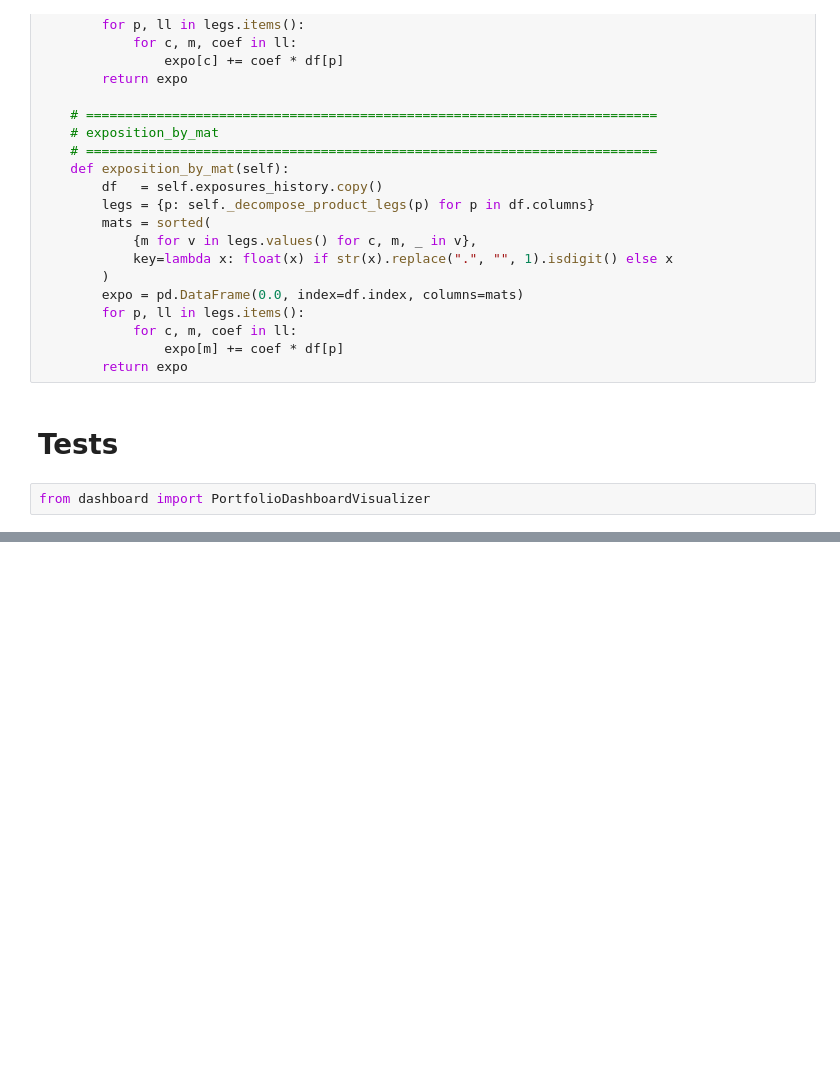
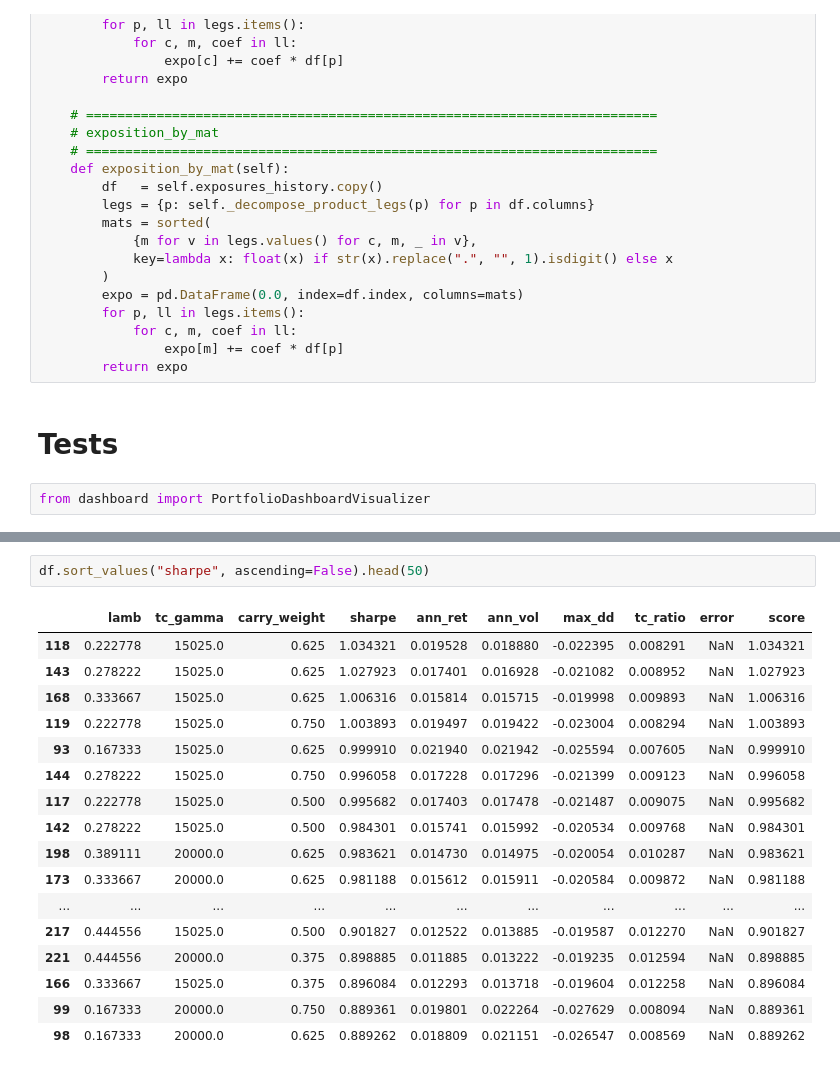
Before and after one commit to pradosth0/Markowitz_based_portfolio_allocation, a Jupyter notebook: pf_V2.ipynb, the cells around one changed output, grey strips where cells are left out. Saved outputs shown, nothing was run; the diff lists cells and outputs as text; blank space fills up the shorter version.

```diff
--- a/pf_V2.ipynb
+++ b/pf_V2.ipynb
@@ -2001,0 +2121,20 @@ df.sort_values("ann_ret", ascending=False)
+# %%
+df.sort_values("sharpe", ascending=False).head(50)
+# %% [output]
+|  | lamb | tc_gamma | carry_weight | sharpe | ann_ret | ann_vol | max_dd | tc_ratio | error | score |
+| 118 | 0.222778 | 15025.0 | 0.625 | 1.034321 | 0.019528 | 0.018880 | -0.022395 | 0.008291 | NaN | 1.034321 |
+| 143 | 0.278222 | 15025.0 | 0.625 | 1.027923 | 0.017401 | 0.016928 | -0.021082 | 0.008952 | NaN | 1.027923 |
+| 168 | 0.333667 | 15025.0 | 0.625 | 1.006316 | 0.015814 | 0.015715 | -0.019998 | 0.009893 | NaN | 1.006316 |
+| 119 | 0.222778 | 15025.0 | 0.750 | 1.003893 | 0.019497 | 0.019422 | -0.023004 | 0.008294 | NaN | 1.003893 |
+| 93 | 0.167333 | 15025.0 | 0.625 | 0.999910 | 0.021940 | 0.021942 | -0.025594 | 0.007605 | NaN | 0.999910 |
+| 144 | 0.278222 | 15025.0 | 0.750 | 0.996058 | 0.017228 | 0.017296 | -0.021399 | 0.009123 | NaN | 0.996058 |
+| 117 | 0.222778 | 15025.0 | 0.500 | 0.995682 | 0.017403 | 0.017478 | -0.021487 | 0.009075 | NaN | 0.995682 |
+| 142 | 0.278222 | 15025.0 | 0.500 | 0.984301 | 0.015741 | 0.015992 | -0.020534 | 0.009768 | NaN | 0.984301 |
+| 198 | 0.389111 | 20000.0 | 0.625 | 0.983621 | 0.014730 | 0.014975 | -0.020054 | 0.010287 | NaN | 0.983621 |
+| 173 | 0.333667 | 20000.0 | 0.625 | 0.981188 | 0.015612 | 0.015911 | -0.020584 | 0.009872 | NaN | 0.981188 |
+| ... | ... | ... | ... | ... | ... | ... | ... | ... | ... | ... |
+| 217 | 0.444556 | 15025.0 | 0.500 | 0.901827 | 0.012522 | 0.013885 | -0.019587 | 0.012270 | NaN | 0.901827 |
+| 221 | 0.444556 | 20000.0 | 0.375 | 0.898885 | 0.011885 | 0.013222 | -0.019235 | 0.012594 | NaN | 0.898885 |
+| 166 | 0.333667 | 15025.0 | 0.375 | 0.896084 | 0.012293 | 0.013718 | -0.019604 | 0.012258 | NaN | 0.896084 |
+| 99 | 0.167333 | 20000.0 | 0.750 | 0.889361 | 0.019801 | 0.022264 | -0.027629 | 0.008094 | NaN | 0.889361 |
+| 98 | 0.167333 | 20000.0 | 0.625 | 0.889262 | 0.018809 | 0.021151 | -0.026547 | 0.008569 | NaN | 0.889262 |
```
Also changed, not shown: parts of 6 cells of this notebook.
